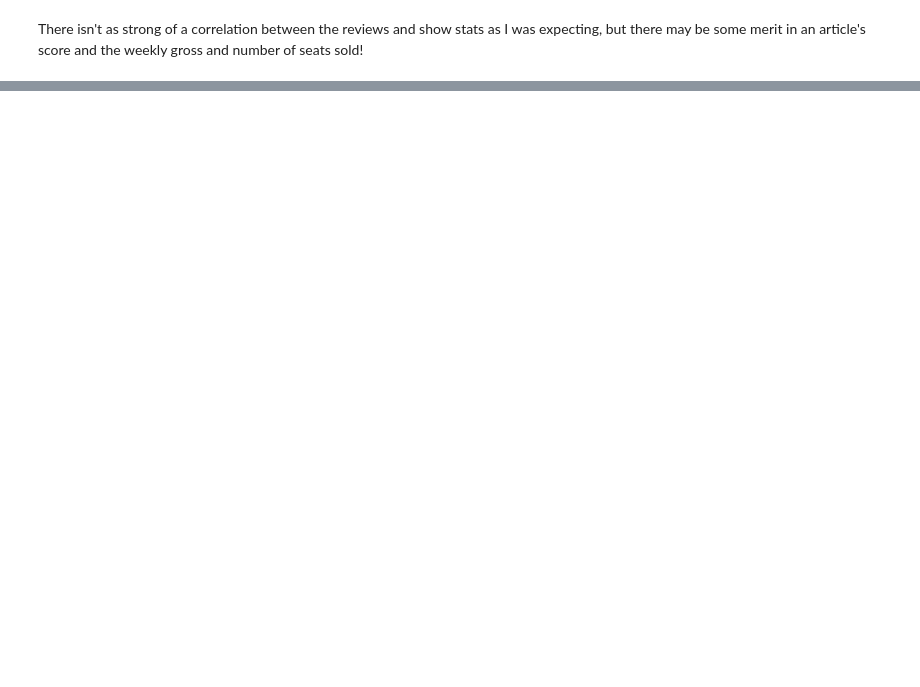
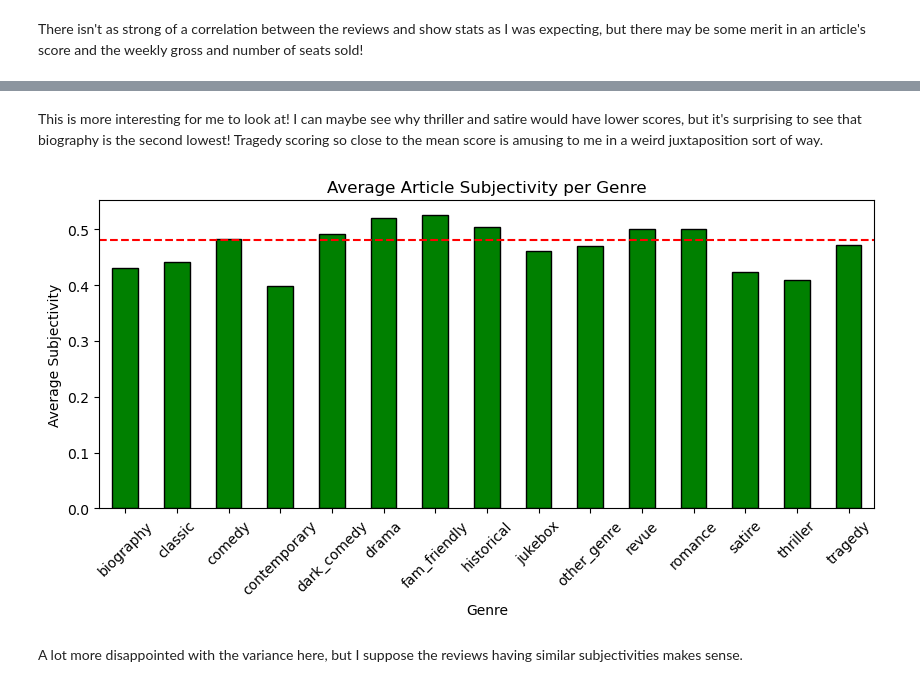
Before and after one commit to kai-tama/Capstone-3, a Jupyter notebook: Notebooks/EDA and Preprocessing.ipynb, the cells around one changed output, grey strips where cells are left out. Saved outputs shown, nothing was run; the diff lists cells and outputs as text; code cells hidden in the pictures; blank space fills up the shorter version.

```diff
--- a/Notebooks/EDA and Preprocessing.ipynb
+++ b/Notebooks/EDA and Preprocessing.ipynb
@@ -716,0 +954,20 @@ df.to_csv('spacy_results.csv')
+# %% [markdown]
+This is more interesting for me to look at! I can maybe see why thriller and satire would have lower scores, but it's surprising to see that biography is the second lowest! Tragedy scoring so close to the mean score is amusing to me in a weird juxtaposition sort of way.
+# %%
+avg_subj_rating = final.groupby('genre')['article_subjectivity'].mean(numeric_only=True)
+overall_mean = final['article_subjectivity'].mean()
+
+plt.figure(figsize=(10,4))
+avg_subj_rating.plot.bar(width=0.5, color='green', edgecolor='black', linewidth=1)
+plt.axhline(overall_mean, color='red', linestyle='--')
+
+plt.title('Average Article Subjectivity per Genre')
+plt.xlabel('Genre')
+plt.ylabel('Average Subjectivity')
+
+plt.xticks(rotation=45)
+plt.show()
+# %% [output]
+[figure, added]
+# %% [markdown]
+A lot more disappointed with the variance here, but I suppose the reviews having similar subjectivities makes sense.
```
Also changed, not shown: parts of 55 cells of this notebook.
